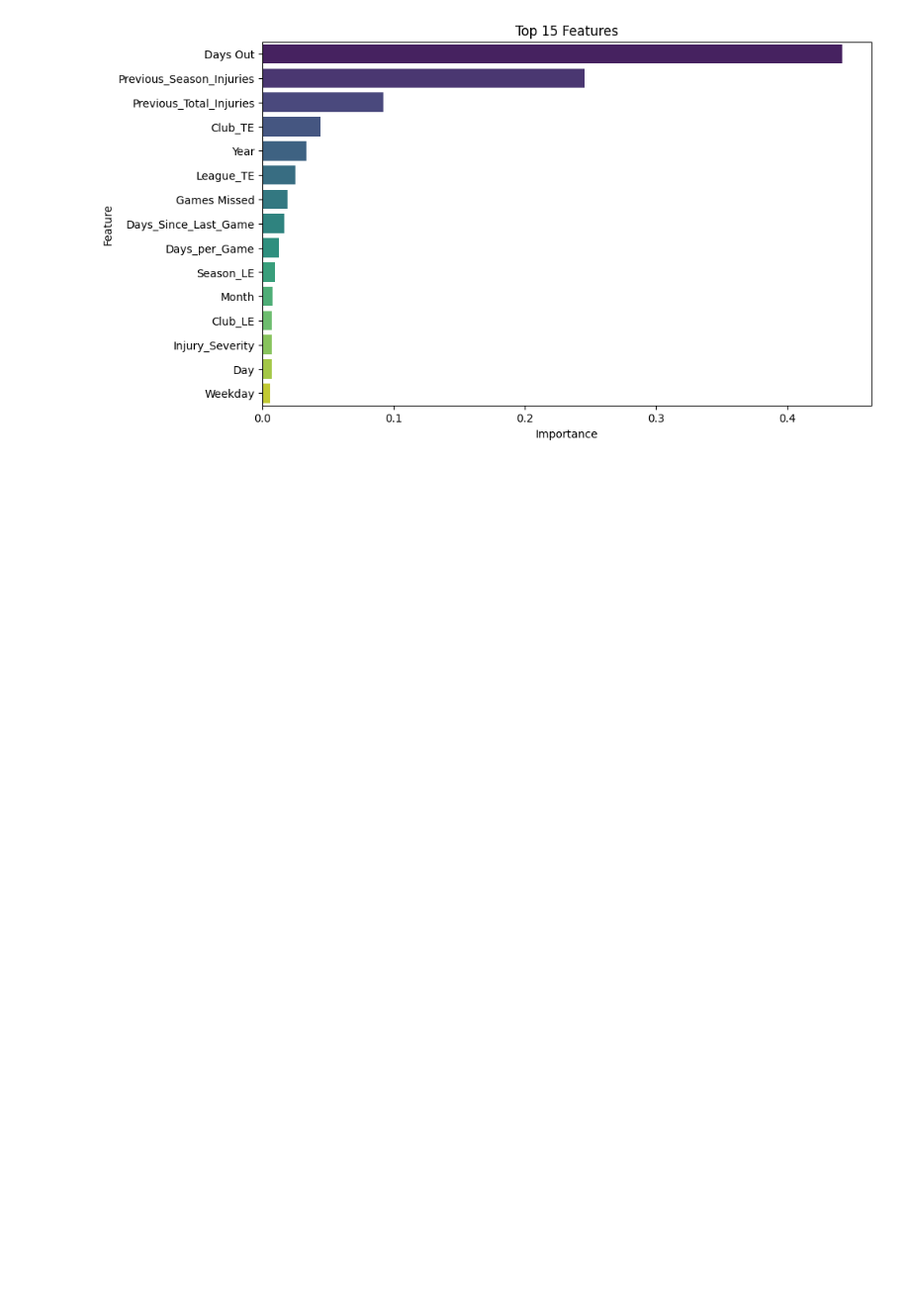
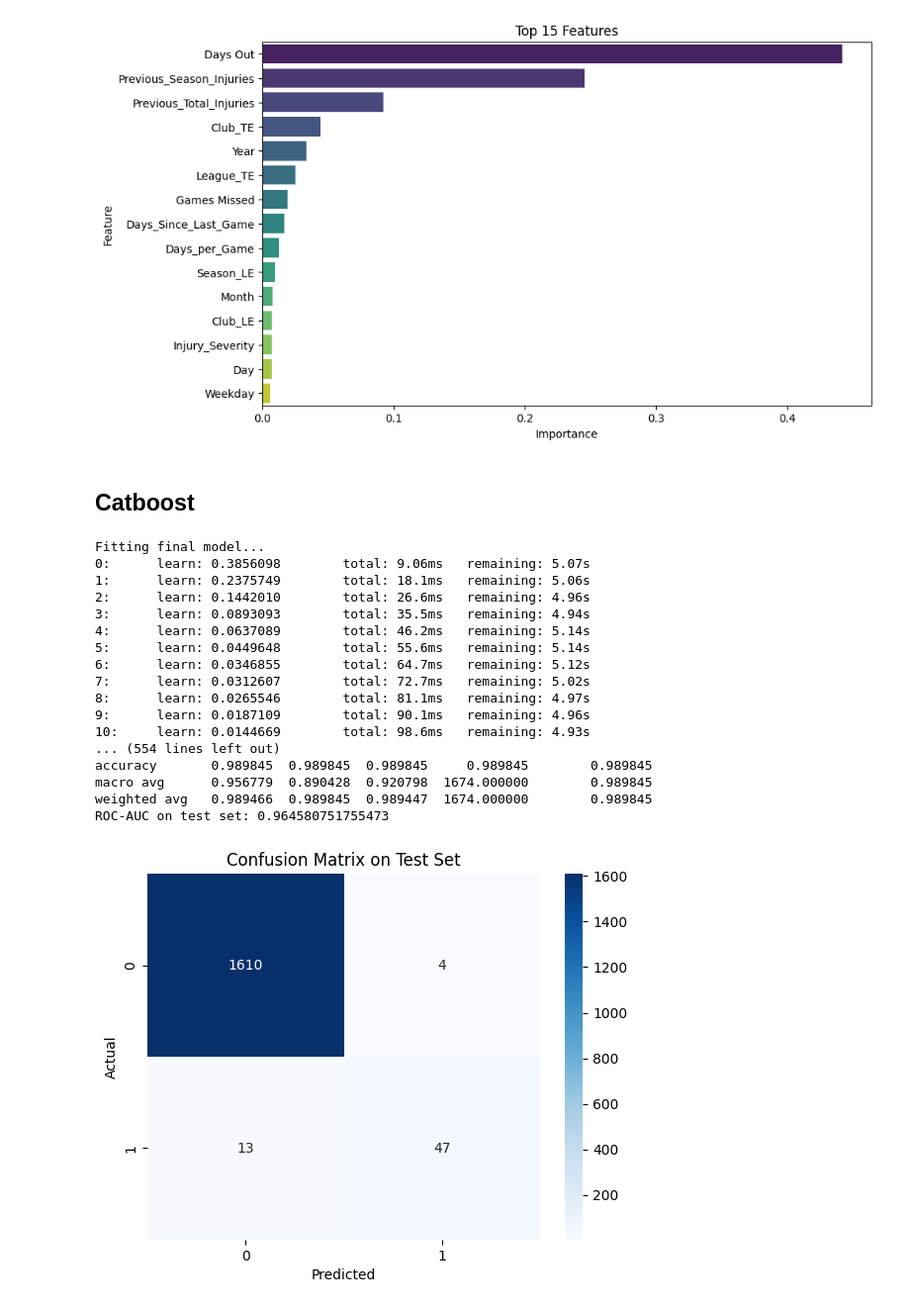
Before and after one commit to frknayk/InjuryPrediction, a Jupyter notebook: Modelling.ipynb, the cells around one changed output. Shown at 99% size. Cells and saved outputs as stored; diff of their text form; code cells hidden in the pictures; blank space fills up the shorter version.

```diff
--- a/Modelling.ipynb
+++ b/Modelling.ipynb
@@ -191,8 +191,8 @@ def cross_val_train_optuna(X, y, model_class, param_space):
     # Return Best Parameters and Score
     best_params = study.best_params
     best_score = study.best_value
-    print(f"Best Parameters for RandomForest: {best_params}")
-    print(f"Best AUC-Score for RandomForest: {best_score:.4f}")
+    print(f"Best Parameters for {model_class}: {best_params}")
+    print(f"Best AUC-Score for {model_class}: {best_score:.4f}")
     return best_params, best_score
 
 
@@ -206,11 +206,13 @@ def fit_final_model(model_class, X_train, y_train, X_test, y_test, best_params):
     # Make predictions
     final_preds = final_model.predict(X_test)
     final_preds_proba = final_model.predict_proba(X_test)[:, 1]
+    score = roc_auc_score(y_test, final_preds_proba)
 
     metrics_df = pd.DataFrame(
         classification_report(y_test, final_preds, output_dict=True)).transpose()
     metrics_df['accuracy_score'] = accuracy_score(y_test, final_preds)
     print("Evaluation Metrics:\n", metrics_df)
+    print(f"ROC-AUC on test set: {score}")
 
     # Confusion Matrix
     cm = confusion_matrix(y_test, final_preds)
@@ -401,3 +409,5 @@ Passing `palette` without assigning `hue` is deprecated and will be removed in v
 
   sns.barplot(x=[f[1] for f in top_features], y=[f[0] for f in top_features], palette="viridis")
 [figure]
+# %% [markdown]
+## Catboost
@@ -403,0 +417,40 @@ Passing `palette` without assigning `hue` is deprecated and will be removed in v
+# %%
+def catboost_param_space(trial):
+    return {
+        "objective": "Logloss",
+        "learning_rate": trial.suggest_float("learning_rate", 0.01, 0.3, log=True),
+        "depth": trial.suggest_int("depth", 3, 10),
+        "iterations": trial.suggest_int("iterations", 100, 1000),
+        "subsample": trial.suggest_float("subsample", 0.6, 1.0, log=True),
+        "colsample_bylevel": trial.suggest_float("colsample_bylevel", 0.6, 1.0, log=True),
+        "l2_leaf_reg": trial.suggest_float("l2_leaf_reg", 1e-8, 10.0, log=True),
+        "random_seed": RANDOM_STATE,
+        # "task_type": "GPU",
+        "border_count": trial.suggest_int("border_count", 32, 256),
+        "scale_pos_weight": trial.suggest_float("scale_pos_weight", 1, 2000, log=True),
+        "verbose": False,
+        # "use_best_model": True,
+    }
+
+# Using the same functions for cross-validation and final model training
+# best_params_catboost, best_score_catboost = cross_val_train_optuna(X_train, y_train, catboost.CatBoostClassifier, catboost_param_space)
+final_model_catboost, results_catboost = fit_final_model(catboost.CatBoostClassifier, X_train, y_train, X_test, y_test, best_params_catboost)
+# %% [output]
+Fitting final model...
+0:      learn: 0.3856098        total: 9.06ms   remaining: 5.07s
+1:      learn: 0.2375749        total: 18.1ms   remaining: 5.06s
+2:      learn: 0.1442010        total: 26.6ms   remaining: 4.96s
+3:      learn: 0.0893093        total: 35.5ms   remaining: 4.94s
+4:      learn: 0.0637089        total: 46.2ms   remaining: 5.14s
+5:      learn: 0.0449648        total: 55.6ms   remaining: 5.14s
+6:      learn: 0.0346855        total: 64.7ms   remaining: 5.12s
+7:      learn: 0.0312607        total: 72.7ms   remaining: 5.02s
+8:      learn: 0.0265546        total: 81.1ms   remaining: 4.97s
+9:      learn: 0.0187109        total: 90.1ms   remaining: 4.96s
+10:     learn: 0.0144669        total: 98.6ms   remaining: 4.93s
+... (554 lines left out)
+accuracy       0.989845  0.989845  0.989845     0.989845        0.989845
+macro avg      0.956779  0.890428  0.920798  1674.000000        0.989845
+weighted avg   0.989466  0.989845  0.989447  1674.000000        0.989845
+ROC-AUC on test set: 0.964580751755473
+[figure, added]
```
Also changed, not shown: parts of 8 cells of this notebook.
